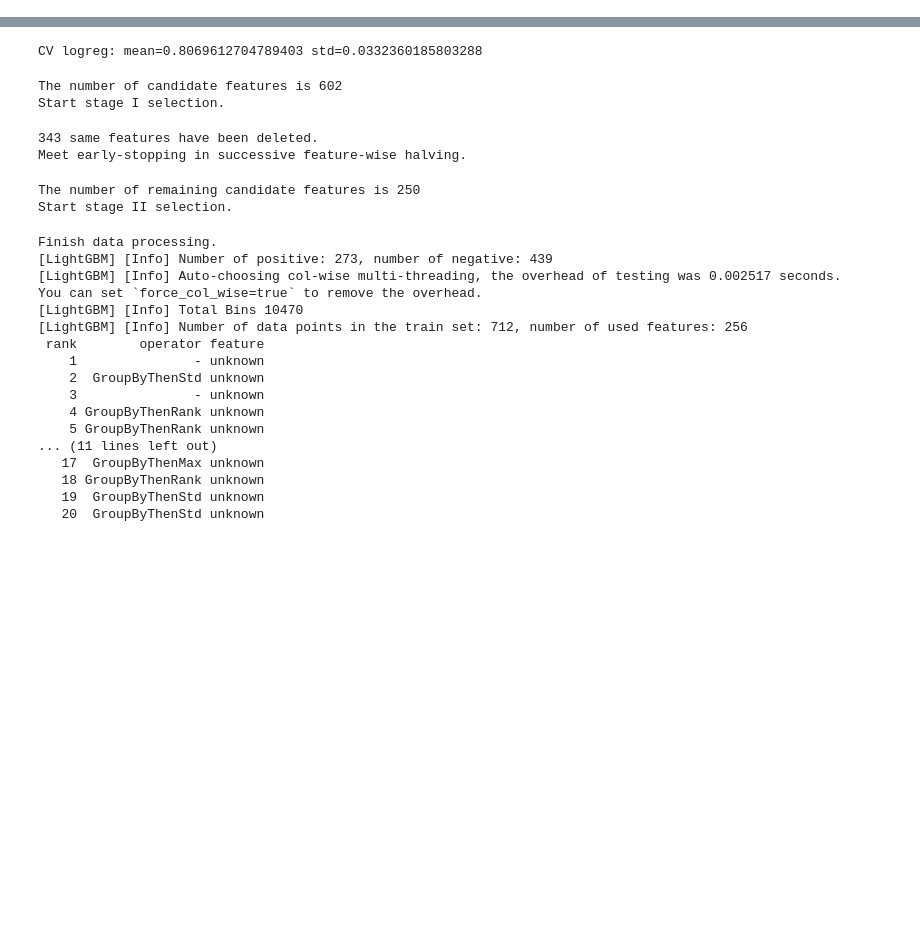
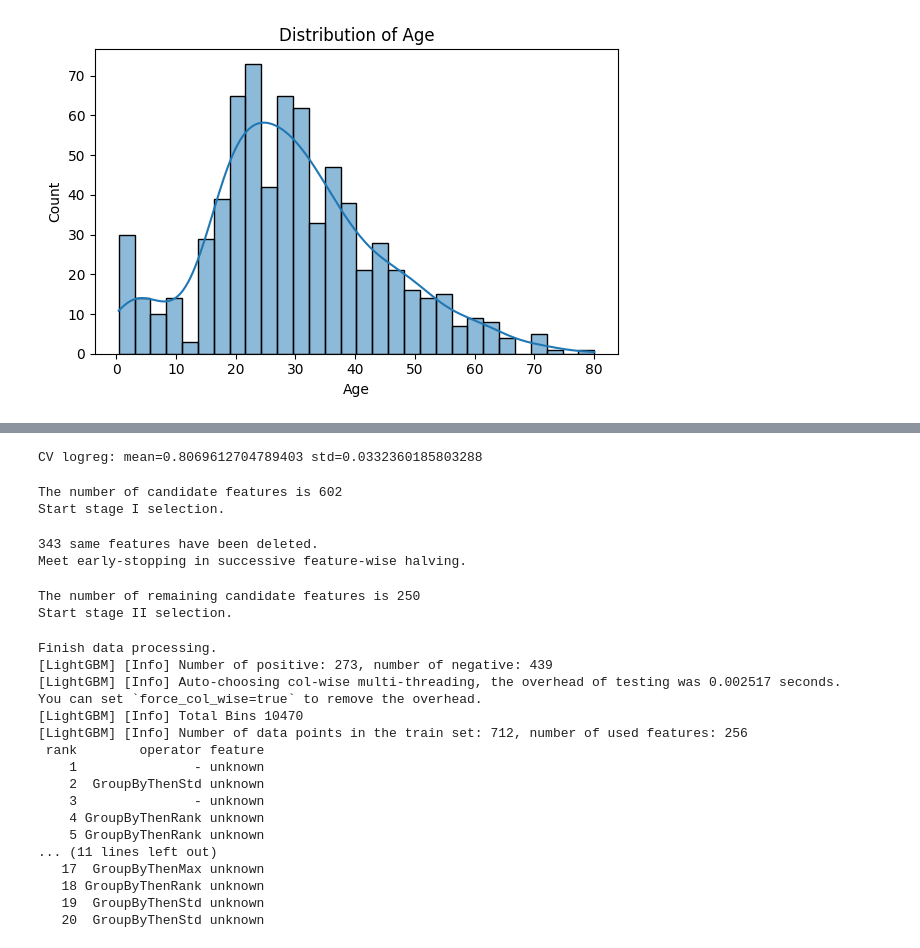
Before and after one commit to BareninVitalya/kaggle-titanic, a Jupyter notebook: notebooks/eda.ipynb, the cells around one changed output, grey strips where cells are left out. Cells and saved outputs as stored; diff of their text form; code cells hidden in the pictures; blank space fills up the shorter version.

```diff
--- a/notebooks/eda.ipynb
+++ b/notebooks/eda.ipynb
@@ -50,0 +189,4 @@ y = df[TARGET_COL]
+# %%
+dp.plot_distribution("Age")        # гистограмма + KDE
+# %% [output]
+[figure, added]
```
Also changed, not shown: parts of 39 cells of this notebook, 6 other files.
